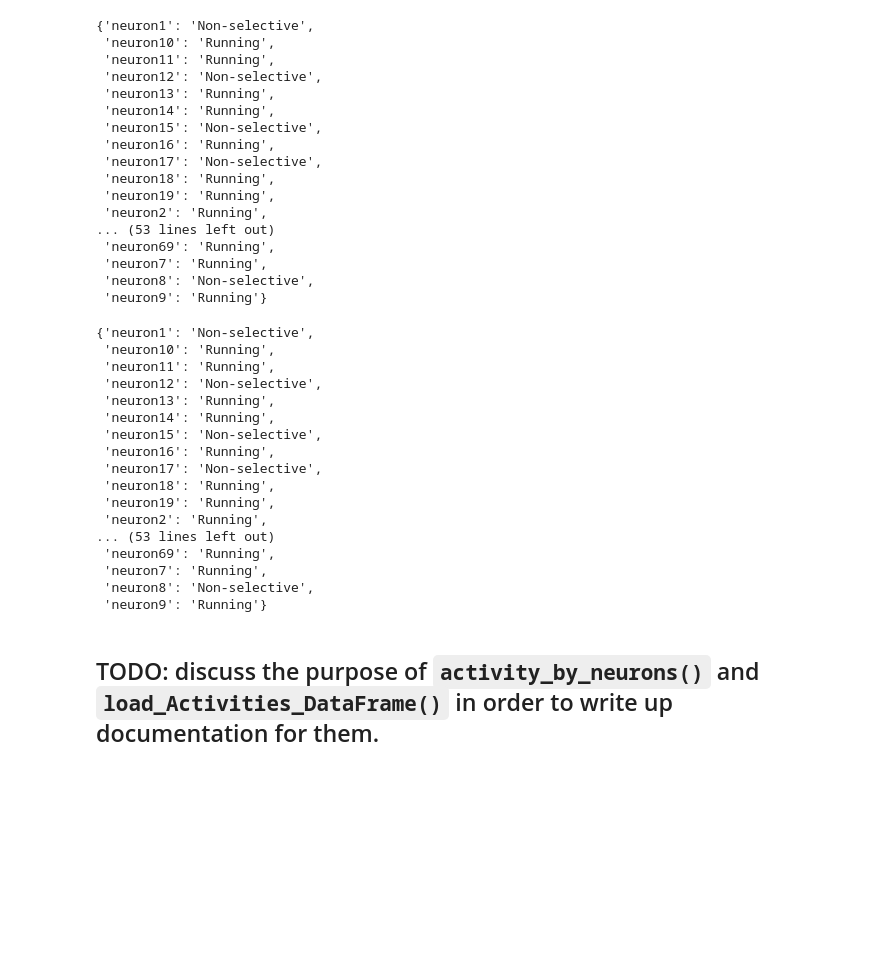
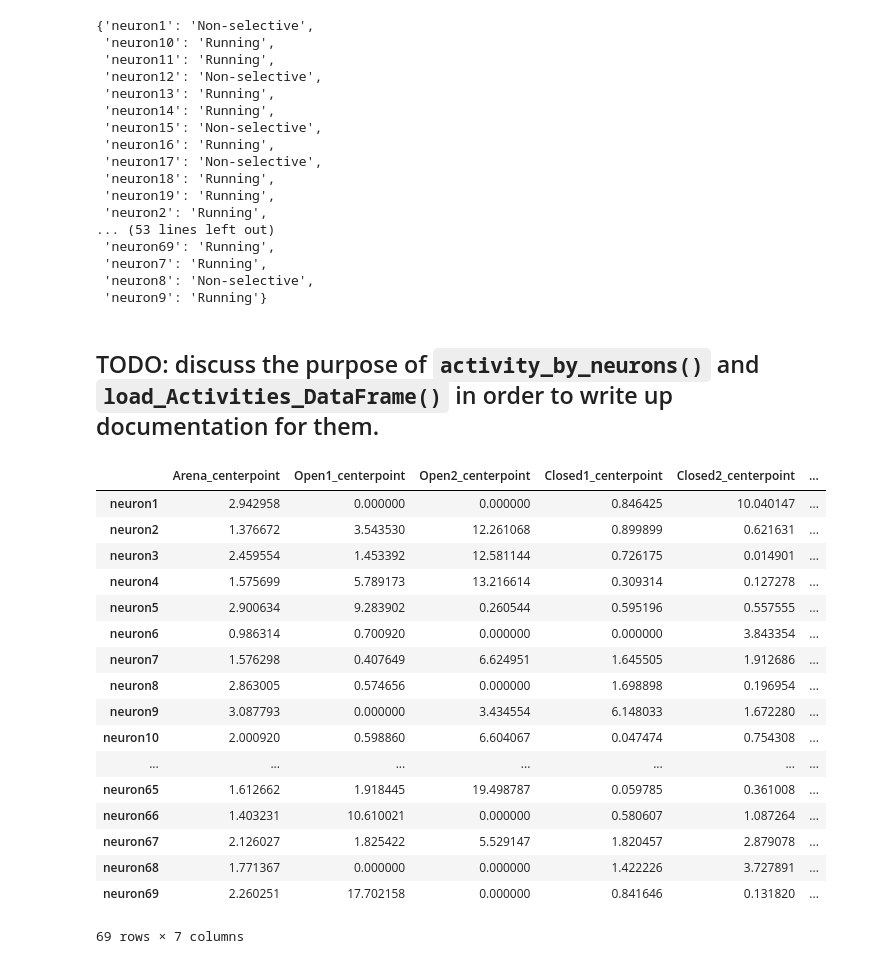
Before and after one commit to smu160/PvsNP, a Jupyter notebook: EPM_Analysis.ipynb, the cells around one changed output. Drawn from its saved outputs; the diff is of its cells as text; code cells hidden in the pictures; blank space fills up the shorter version.

```diff
--- a/EPM_Analysis.ipynb
+++ b/EPM_Analysis.ipynb
@@ -309,27 +309,26 @@ classify_neurons_for_beh(BST_RUN, real_d_df, "neuron42", "Running", 87.5, 5)
  'neuron7': 'Running',
  'neuron8': 'Non-selective',
  'neuron9': 'Running'}
-# %%
-classify_neurons_for_beh(YAY, real_d_df, "neuron42", "Running", 87.5, 5)
-# %% [output]
-{'neuron1': 'Non-selective',
- 'neuron10': 'Running',
- 'neuron11': 'Running',
- 'neuron12': 'Non-selective',
- 'neuron13': 'Running',
- 'neuron14': 'Running',
- 'neuron15': 'Non-selective',
- 'neuron16': 'Running',
- 'neuron17': 'Non-selective',
- 'neuron18': 'Running',
- 'neuron19': 'Running',
- 'neuron2': 'Running',
-... (53 lines left out)
- 'neuron69': 'Running',
- 'neuron7': 'Running',
- 'neuron8': 'Non-selective',
- 'neuron9': 'Running'}
 # %% [markdown]
 ## TODO: discuss the purpose of `activity_by_neurons()` and `load_Activities_DataFrame()` in order to write up documentation for them.
 # %%
-au.load_Activities_DataFrame(result_dataframe, cell_transients_dataframe)
+au.load_activities_dataframe(result_dataframe, cell_transients_dataframe)
+# %% [output]
+|  | Arena_centerpoint | Open1_centerpoint | Open2_centerpoint | Closed1_centerpoint | Closed2_centerpoint | ... |
+| neuron1 | 2.942958 | 0.000000 | 0.000000 | 0.846425 | 10.040147 | ... |
+| neuron2 | 1.376672 | 3.543530 | 12.261068 | 0.899899 | 0.621631 | ... |
+| neuron3 | 2.459554 | 1.453392 | 12.581144 | 0.726175 | 0.014901 | ... |
+| neuron4 | 1.575699 | 5.789173 | 13.216614 | 0.309314 | 0.127278 | ... |
+| neuron5 | 2.900634 | 9.283902 | 0.260544 | 0.595196 | 0.557555 | ... |
+| neuron6 | 0.986314 | 0.700920 | 0.000000 | 0.000000 | 3.843354 | ... |
+| neuron7 | 1.576298 | 0.407649 | 6.624951 | 1.645505 | 1.912686 | ... |
+| neuron8 | 2.863005 | 0.574656 | 0.000000 | 1.698898 | 0.196954 | ... |
+| neuron9 | 3.087793 | 0.000000 | 3.434554 | 6.148033 | 1.672280 | ... |
+| neuron10 | 2.000920 | 0.598860 | 6.604067 | 0.047474 | 0.754308 | ... |
+| ... | ... | ... | ... | ... | ... | ... |
+| neuron65 | 1.612662 | 1.918445 | 19.498787 | 0.059785 | 0.361008 | ... |
+| neuron66 | 1.403231 | 10.610021 | 0.000000 | 0.580607 | 1.087264 | ... |
+| neuron67 | 2.126027 | 1.825422 | 5.529147 | 1.820457 | 2.879078 | ... |
+| neuron68 | 1.771367 | 0.000000 | 0.000000 | 1.422226 | 3.727891 | ... |
+| neuron69 | 2.260251 | 17.702158 | 0.000000 | 0.841646 | 0.131820 | ... |
+69 rows × 7 columns
```
Also changed, not shown: parts of 14 cells of this notebook.
